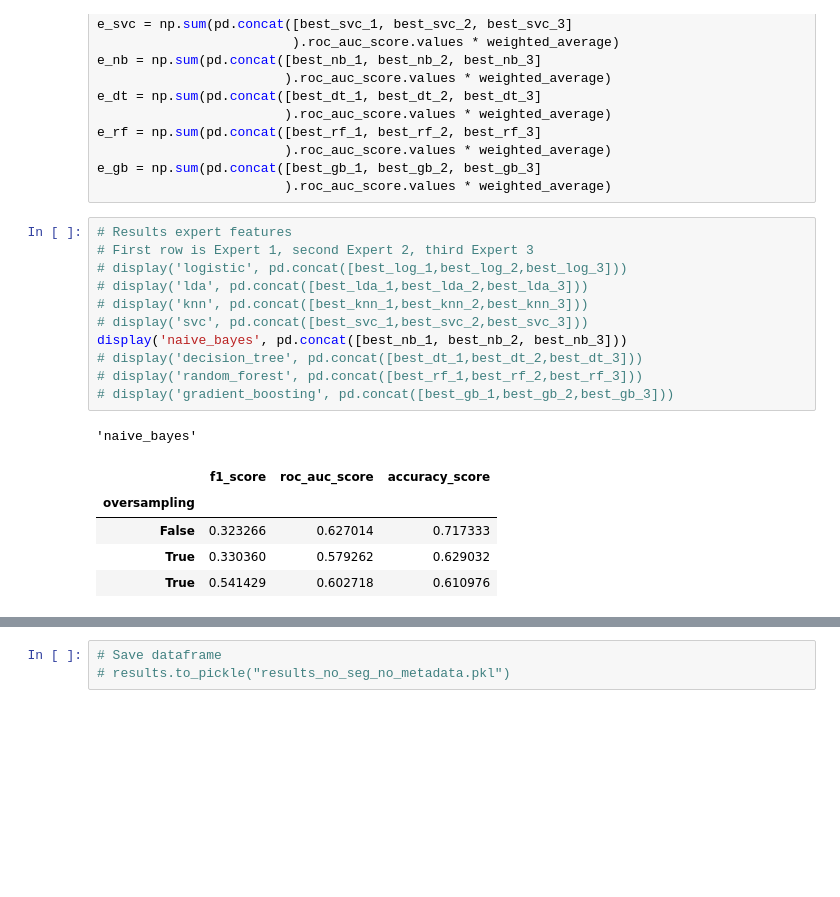
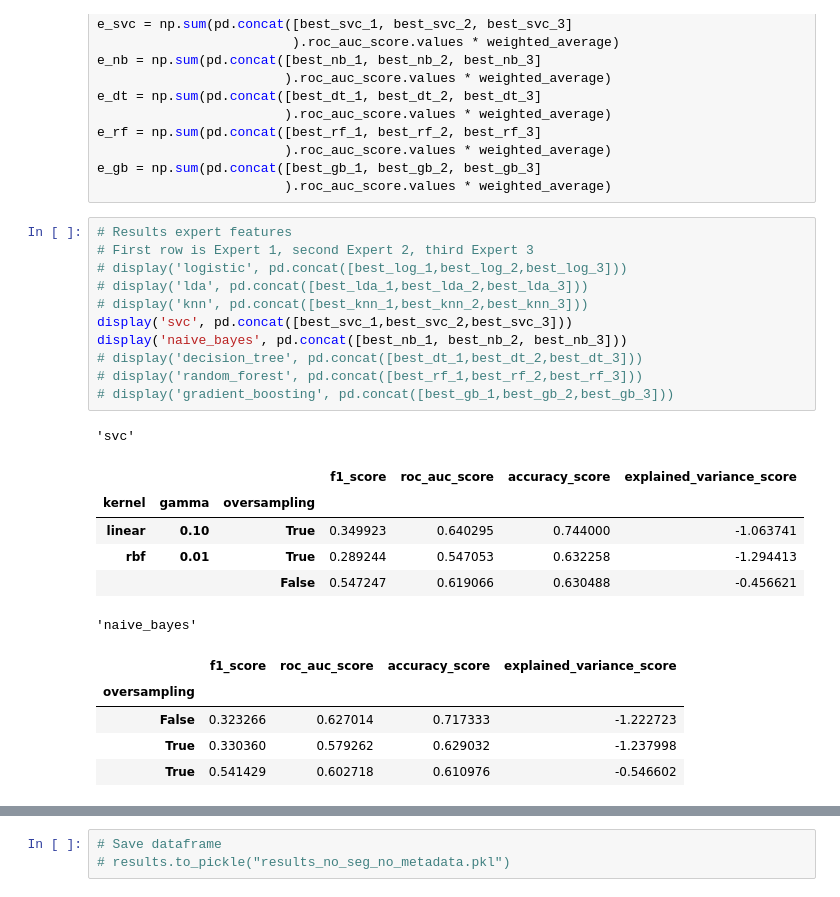
Before and after one commit to CS-433/cs-433-project-2-cough_classifier, a Jupyter notebook: src/notebooks/grid_search_classical/grid_search_no_no_metadata.ipynb, the cells around one changed output, grey strips where cells are left out. Cells and saved outputs as stored; diff of their text form; blank space fills up the shorter version.

```diff
--- a/src/notebooks/grid_search_classical/grid_search_no_no_metadata.ipynb
+++ b/src/notebooks/grid_search_classical/grid_search_no_no_metadata.ipynb
@@ -538,21 +552,27 @@ e_gb = np.sum(pd.concat([best_gb_1, best_gb_2, best_gb_3]
 # %%
 # Results expert features
 # First row is Expert 1, second Expert 2, third Expert 3
 # display('logistic', pd.concat([best_log_1,best_log_2,best_log_3]))
 # display('lda', pd.concat([best_lda_1,best_lda_2,best_lda_3]))
 # display('knn', pd.concat([best_knn_1,best_knn_2,best_knn_3]))
-# display('svc', pd.concat([best_svc_1,best_svc_2,best_svc_3]))
+display('svc', pd.concat([best_svc_1,best_svc_2,best_svc_3]))
 display('naive_bayes', pd.concat([best_nb_1, best_nb_2, best_nb_3]))
 # display('decision_tree', pd.concat([best_dt_1,best_dt_2,best_dt_3]))
 # display('random_forest', pd.concat([best_rf_1,best_rf_2,best_rf_3]))
 # display('gradient_boosting', pd.concat([best_gb_1,best_gb_2,best_gb_3]))
 # %% [output]
-'naive_bayes'
+'svc'
-|  | f1_score | roc_auc_score | accuracy_score |
-| oversampling |  |  |  |
-| False | 0.323266 | 0.627014 | 0.717333 |
-| True | 0.330360 | 0.579262 | 0.629032 |
-| True | 0.541429 | 0.602718 | 0.610976 |
+|  |  |  | f1_score | roc_auc_score | accuracy_score | explained_variance_score |
+| kernel | gamma | oversampling |  |  |  |  |
+| linear | 0.10 | True | 0.349923 | 0.640295 | 0.744000 | -1.063741 |
+| rbf | 0.01 | True | 0.289244 | 0.547053 | 0.632258 | -1.294413 |
+|  |  | False | 0.547247 | 0.619066 | 0.630488 | -0.456621 |
+'naive_bayes'
+|  | f1_score | roc_auc_score | accuracy_score | explained_variance_score |
+| oversampling |  |  |  |  |
+| False | 0.323266 | 0.627014 | 0.717333 | -1.222723 |
+| True | 0.330360 | 0.579262 | 0.629032 | -1.237998 |
+| True | 0.541429 | 0.602718 | 0.610976 | -0.546602 |
 # %%
 results = pd.DataFrame(data={'models': ['logistic', 'lda', 'knn', 'svc', 'naive_bayes', 'decision_tree',
                                         'random_forest', 'gradient_boosting'],
```
Also changed, not shown: parts of 28 cells of this notebook, 27 other files.
